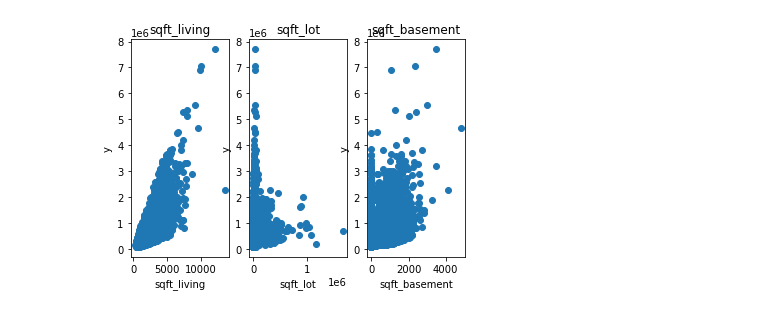
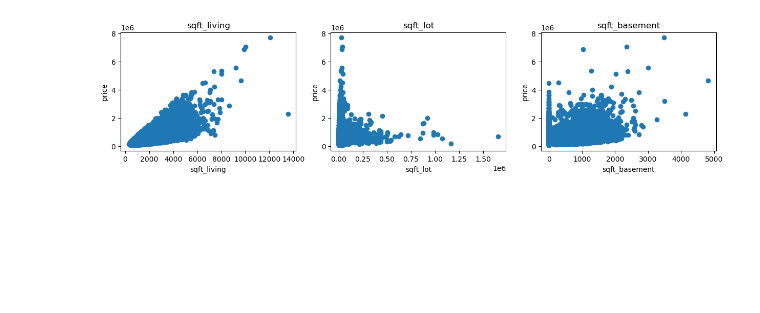
Before and after one commit to codycarroll/regression_f24, a Jupyter notebook: Code/MLR_normality_nonlinearity.ipynb, the cells around one changed output. Cells and saved outputs as stored; diff of their text form; code cells hidden in the pictures; blank space fills up the shorter version.

```diff
--- a/Code/MLR_normality_nonlinearity.ipynb
+++ b/Code/MLR_normality_nonlinearity.ipynb
@@ -5,6 +5,6 @@ import numpy as np
 import statsmodels.api as sm
 import statsmodels.formula.api as smf
 # %%
-credit = pd.read_csv("Credit.csv")
+credit = pd.read_csv("../Data/Credit.csv")
 credit['Income'] = pd.to_numeric(credit['Income'])
 # %%
@@ -100,18 +125,18 @@ strong multicollinearity or other numerical problems.
 # %%
-# Nonlinearity beween y and x
 #pair-wise scatter plot between y and predictors
-plt.figure(figsize=(20, 3))
+plt.figure(figsize=(20, 15))
 
 
 # i: index
 for i, col in enumerate(credit.columns):
-    plt.subplot(1, 14, i+1)
+    plt.subplot(5, 4, i+1)
     x = credit[col]
     y = credit['Balance']
     plt.plot(x, y, 'o')
+    plt.tight_layout()
 
     plt.title(col)
     plt.xlabel(col)
-    plt.ylabel('Blance')
+    plt.ylabel('Balance')
     # looks okay: maybe income and rating?
 # %% [output]
@@ -119,17 +144,18 @@ for i, col in enumerate(credit.columns):
 # %%
 #residual plot might have suggestions too
 #pair-wise scatter plot between residuals and predictors
-plt.figure(figsize=(20, 3))
+plt.figure(figsize=(20, 15))
 
 
 # i: index
 for i, col in enumerate(credit.columns):
-    plt.subplot(1, 14, i+1)
+    plt.subplot(5, 4, i+1)
     x = credit[col]
     y = model.resid
     plt.plot(x, y, 'o')
+    plt.tight_layout()
 
     plt.title(col)
     plt.xlabel(col)
-    plt.ylabel('residuls')
+    plt.ylabel('residuals')
 # %% [output]
@@ -172,7 +199,7 @@ Notes:
 [1] Standard Errors assume that the covariance matrix of the errors is correctly specified.
 # %%
 #another example
-df = pd.read_csv('kc_house_data.csv')
+df = pd.read_csv('../Data/kc_house_data.csv')
 df.sample(5)
 # %% [output]
 |  | id | date | price | bedrooms | bathrooms | sqft_living | sqft_lot | floors | waterfront | view | ... |
@@ -184,14 +211,18 @@ df.sample(5)
 5 rows × 21 columns
 # %%
 predictor=df[['sqft_living', 'sqft_lot','sqft_basement' ]]
+
+plt.figure(figsize=(15, 3))
+
+
 for i, col in enumerate(predictor.columns):
     plt.subplot(1, 3, i+1)
     x = predictor[col]
     y = df.price
     plt.plot(x, y, 'o')
 
     plt.title(col)
     plt.xlabel(col)
-    plt.ylabel('y')
+    plt.ylabel('price')
 # %% [output]
-[figure, old version]
+[figure, new version]
```
Also changed, not shown: parts of 23 cells of this notebook, 2 other files.
